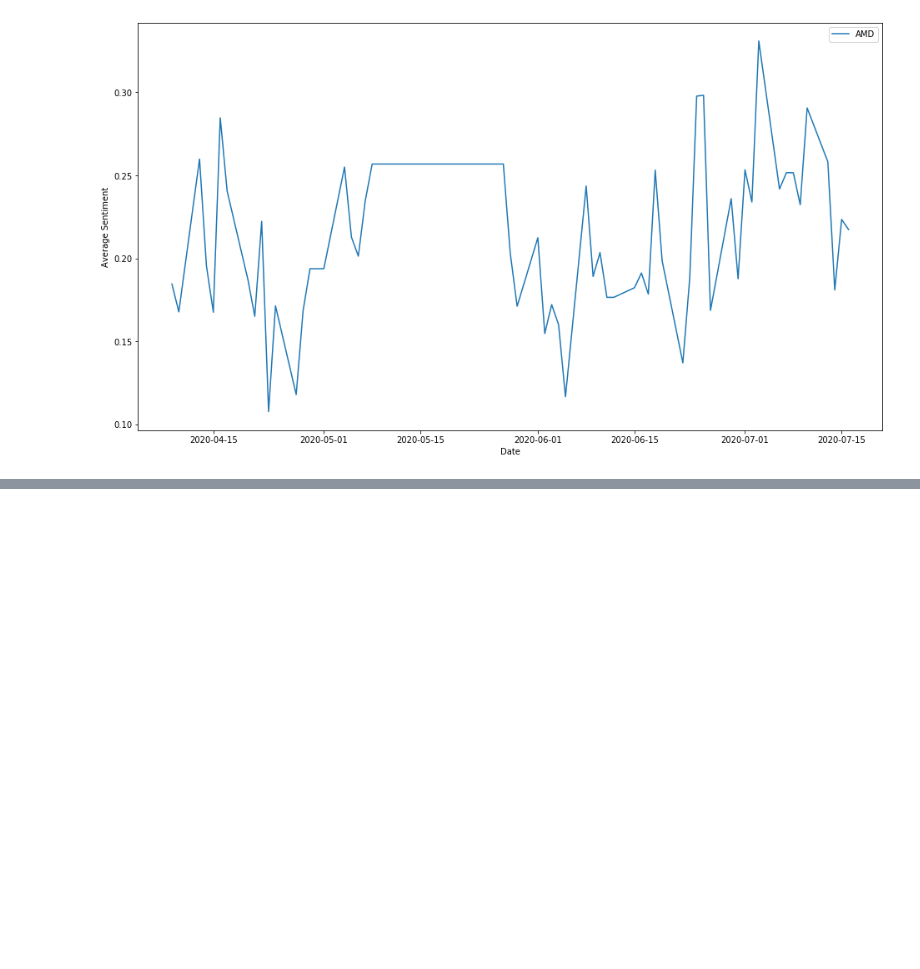
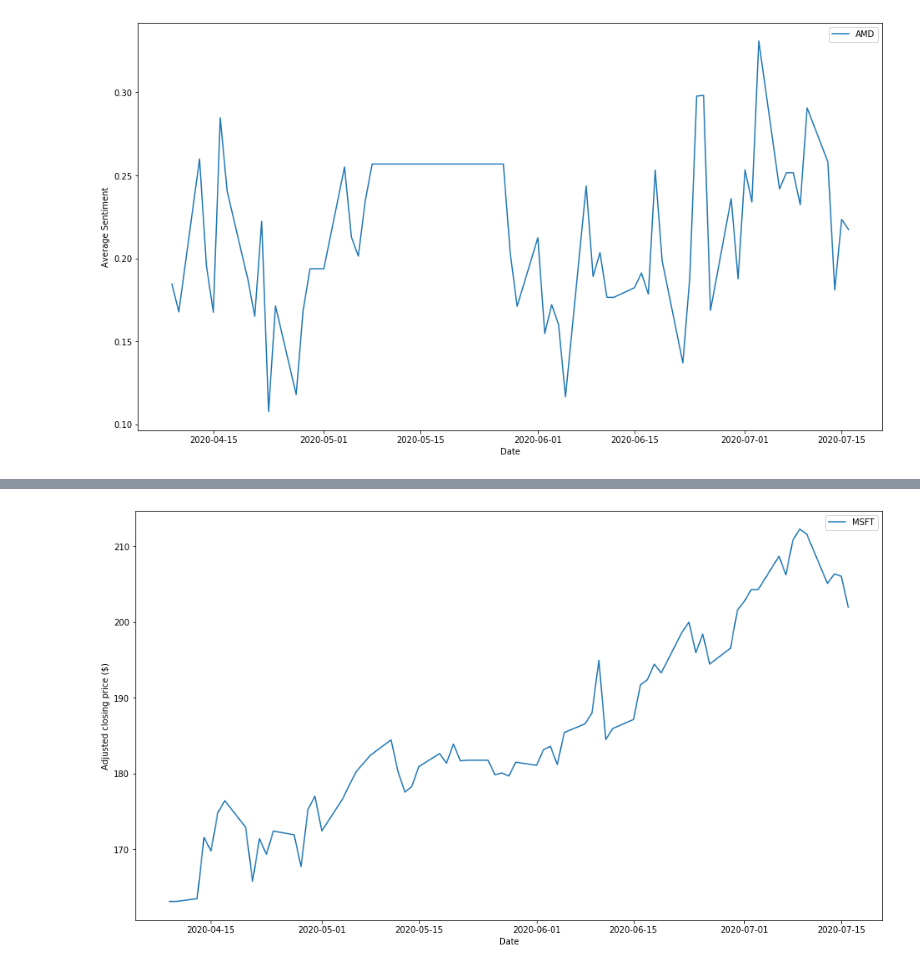
Before and after one commit to lakshyagupta2409/FinancialTweetAnalysis, a Jupyter notebook: TweetsSentiment.ipynb, the cells around one changed output, grey strips where cells are left out. Drawn from its saved outputs; the diff is of its cells as text; code cells hidden in the pictures; blank space fills up the shorter version.

```diff
--- a/TweetsSentiment.ipynb
+++ b/TweetsSentiment.ipynb
@@ -419,0 +571,17 @@ ax.legend()
+# %%
+# Get the timeseries of each company. This now returns a Pandas Series object indexed by date.
+msft = adjclose.loc[:, 'MSFT']
+amzn = adjclose.loc[:, 'AMZN']
+tsla = adjclose.loc[:, 'TSLA']
+aapl = adjclose.loc[:, 'AAPL']
+amd = adjclose.loc[:, 'AMD']
+# %%
+# Plot everything by leveraging the very powerful matplotlib package
+fig, ax = plt.subplots(figsize=(16,9))
+ax.plot(msft.index,msft, label='MSFT')
+ax.set_xlabel('Date')
+ax.set_ylabel('Adjusted closing price ($)')
+ax.legend()
+plt.show()
+# %% [output]
+[figure, added]
```
Also changed, not shown: parts of 40 cells of this notebook.
